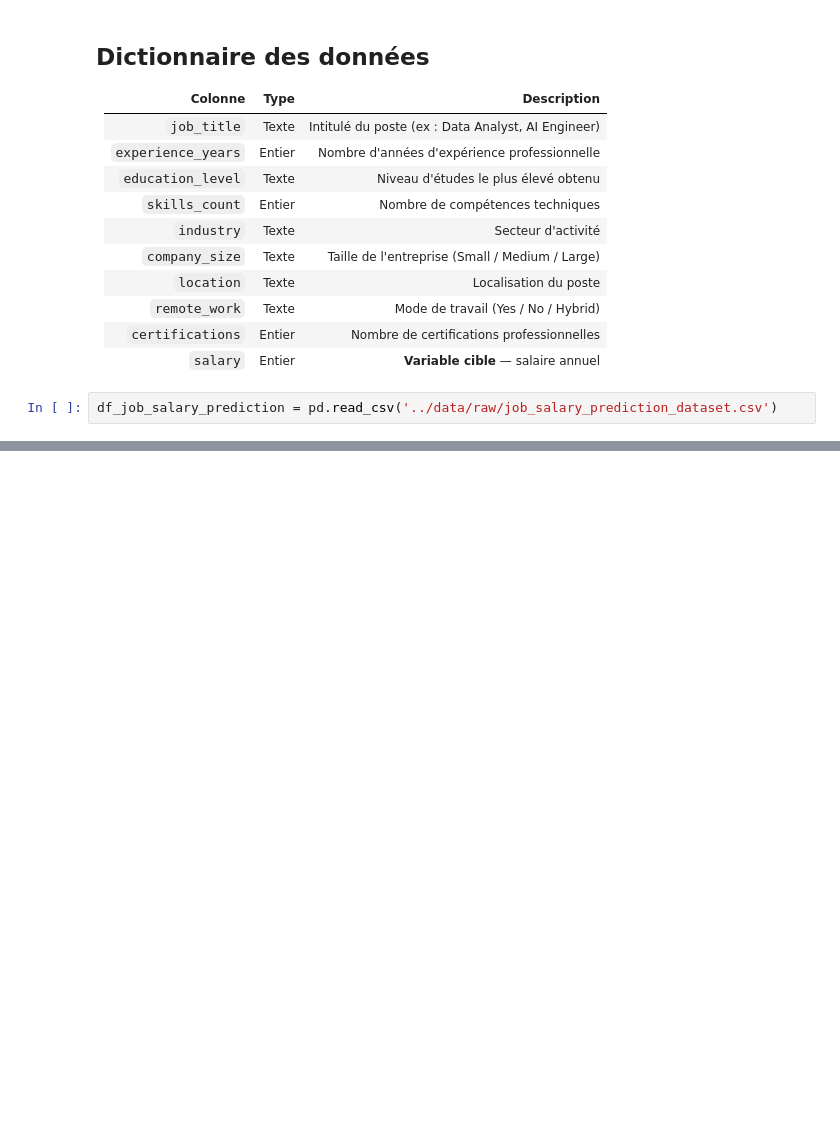
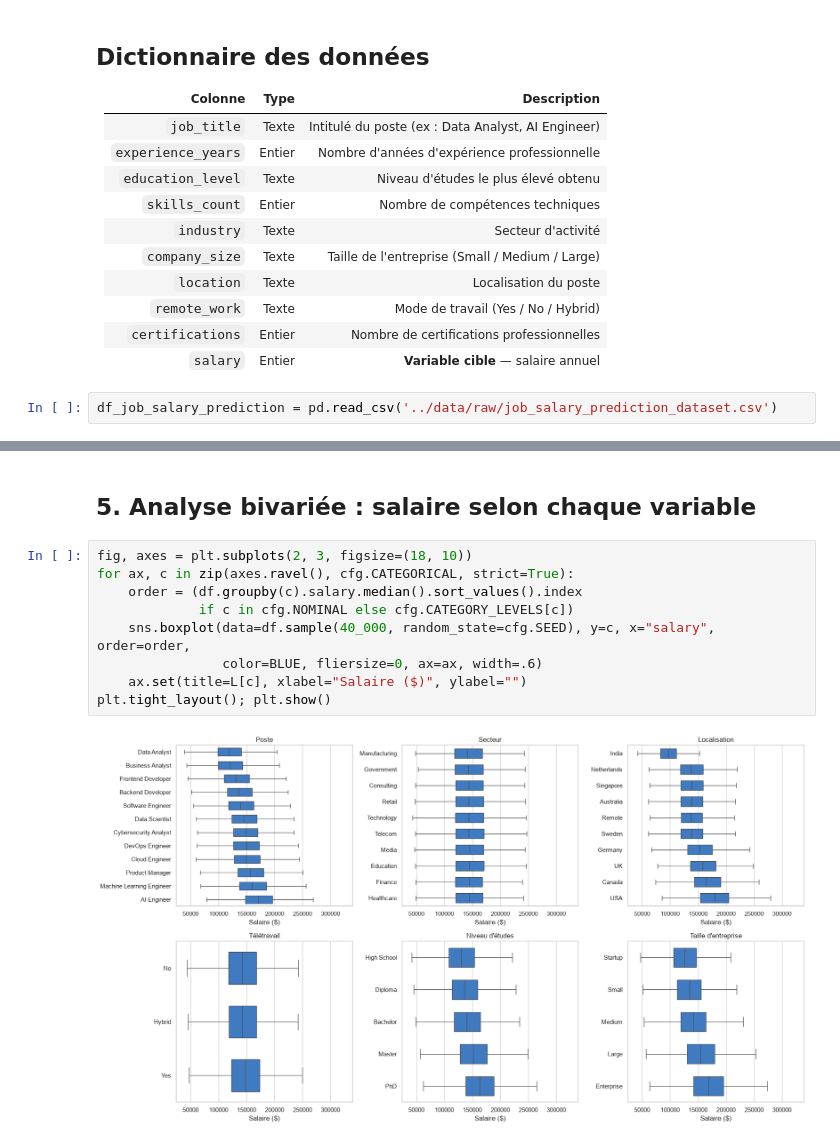
Before and after one commit to Justclemax/Job_Salary_Prediction, a Jupyter notebook: notebook/EDA.ipynb, the cells around one changed output, grey strips where cells are left out. Drawn from its saved outputs; the diff is of its cells as text; blank space fills up the shorter version.

```diff
--- a/notebook/EDA.ipynb
+++ b/notebook/EDA.ipynb
@@ -34,0 +155,13 @@ df_job_salary_prediction.head()
+# %% [markdown]
+## 5. Analyse bivariée : salaire selon chaque variable
+# %%
+fig, axes = plt.subplots(2, 3, figsize=(18, 10))
+for ax, c in zip(axes.ravel(), cfg.CATEGORICAL, strict=True):
+    order = (df.groupby(c).salary.median().sort_values().index
+             if c in cfg.NOMINAL else cfg.CATEGORY_LEVELS[c])
+    sns.boxplot(data=df.sample(40_000, random_state=cfg.SEED), y=c, x="salary", order=order,
+                color=BLUE, fliersize=0, ax=ax, width=.6)
+    ax.set(title=L[c], xlabel="Salaire ($)", ylabel="")
+plt.tight_layout(); plt.show()
+# %% [output]
+[figure, added]
```
Also changed, not shown: parts of 48 cells of this notebook, 59 other files.
